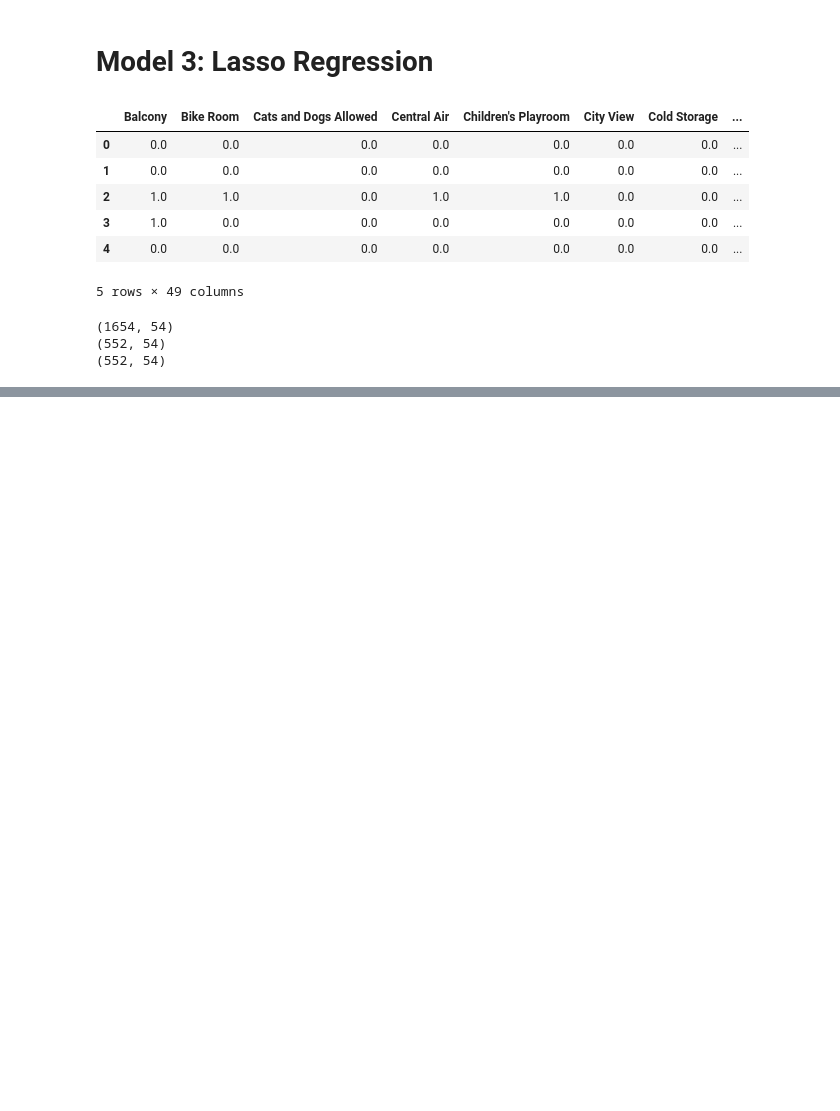
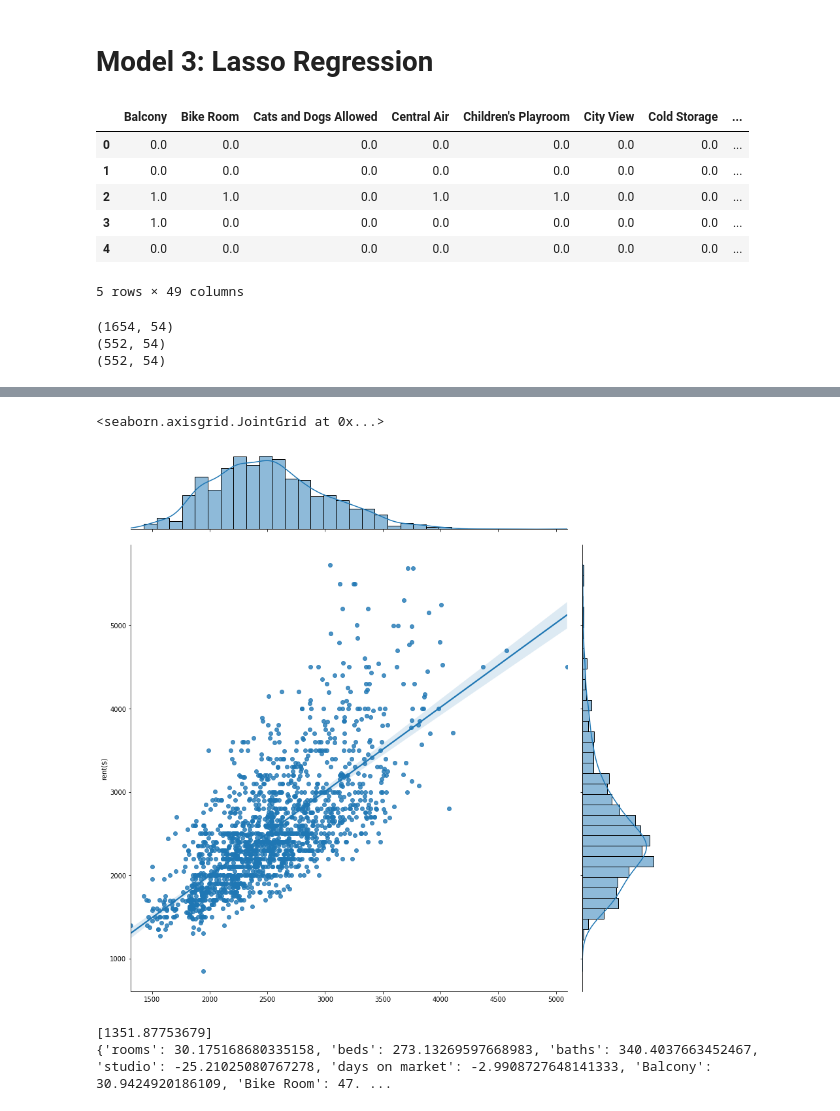
Before and after one commit to nickdellaquilo/Apartment-Regression, a Jupyter notebook: Final Regression.ipynb, the cells around one changed output, grey strips where cells are left out. Drawn from its saved outputs; the diff is of its cells as text; code cells hidden in the pictures; blank space fills up the shorter version.

```diff
--- a/Final Regression.ipynb
+++ b/Final Regression.ipynb
@@ -217,0 +281,14 @@ print(X_test.shape)
+# %%
+lasso.fit(X_train, y_train)
+y_train_pred = lasso.predict(X_train)
+# %%
+sns.jointplot(x = y_train_pred.flatten(), y = y_train.squeeze(), kind = "reg", height = 12)
+# %% [output]
+<seaborn.axisgrid.JointGrid at 0x...>
+[figure, added]
+# %%
+print(lasso.intercept_)
+coefs = dict(zip(features.columns, lasso.coef_)))
+# %% [output]
+[1351.87753679]
+{'rooms': 30.175168680335158, 'beds': 273.13269597668983, 'baths': 340.4037663452467, 'studio': -25.21025080767278, 'days on market': -2.9908727648141333, 'Balcony': 30.9424920186109, 'Bike Room': 47. ...
```
Also changed, not shown: parts of 8 cells of this notebook.
